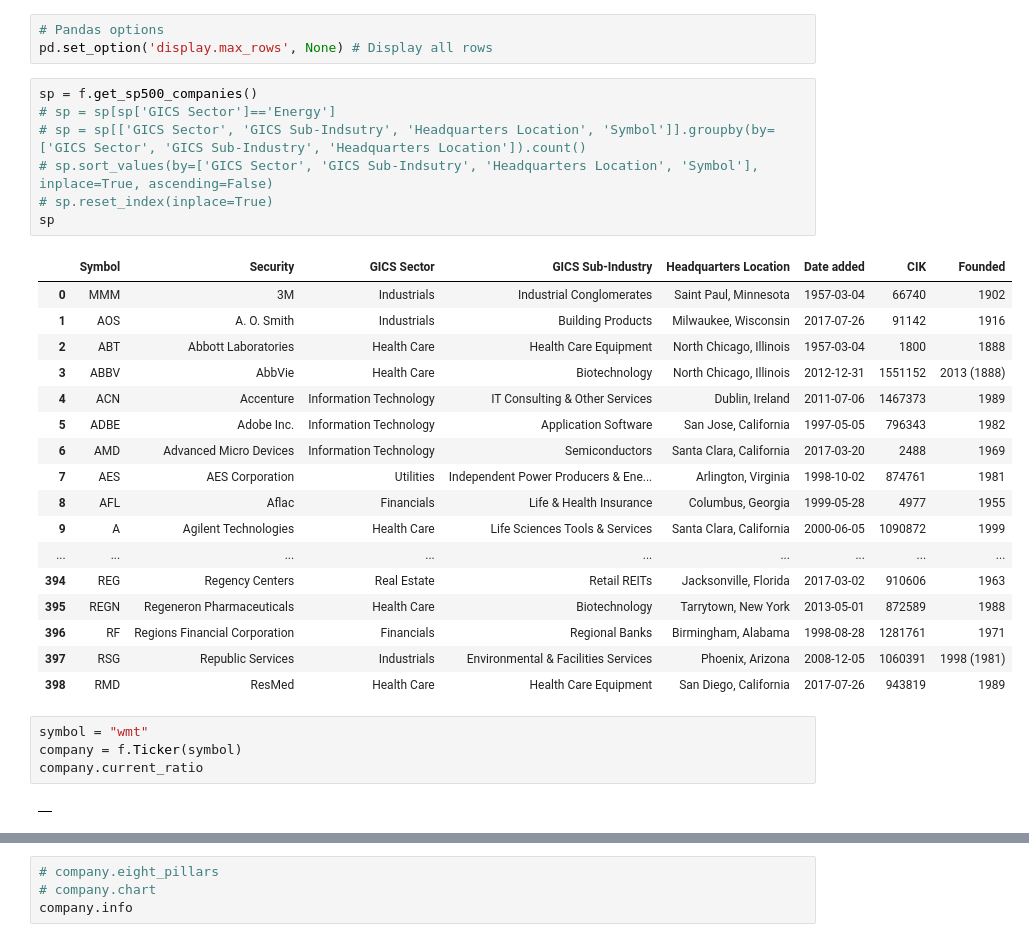
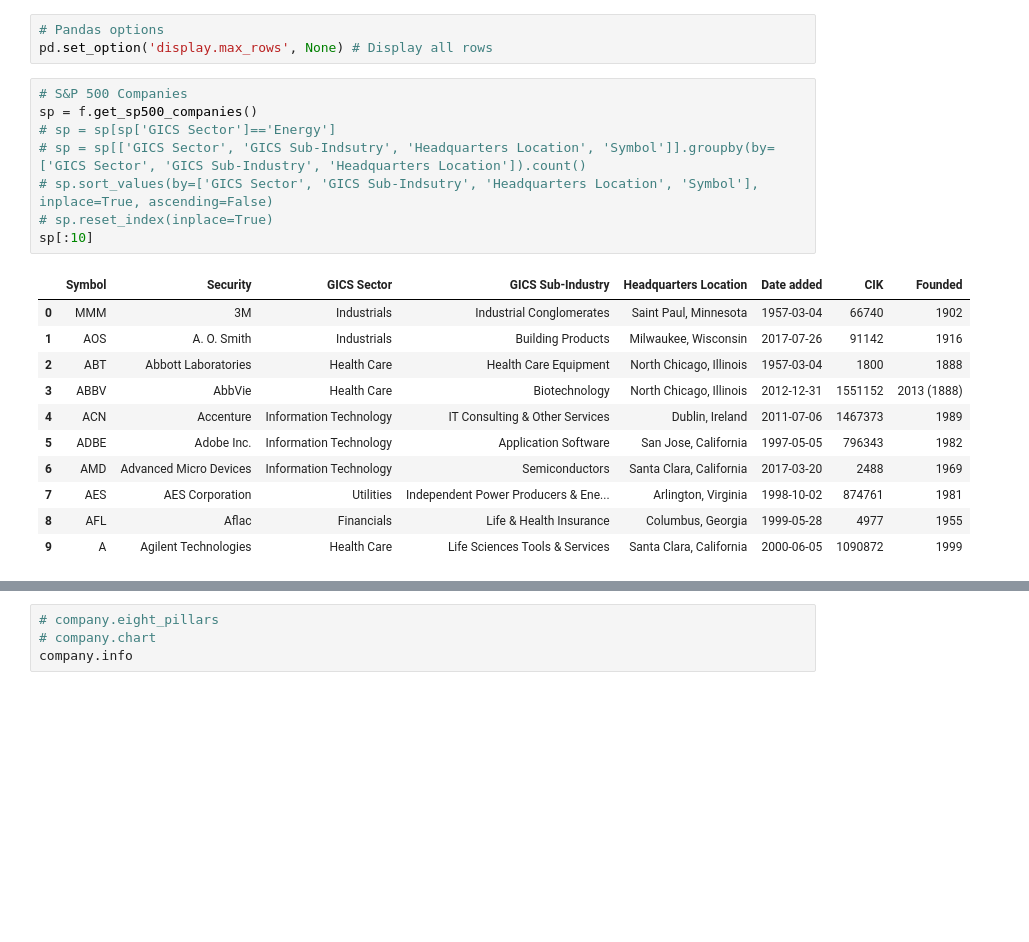
Before and after one commit to johnk314/Financials, a Jupyter notebook: macrotrends-api-v3.1.7.ipynb, the cells around one changed output, grey strips where cells are left out. Cells and saved outputs as stored; diff of their text form; blank space fills up the shorter version.

```diff
--- a/macrotrends-api-v3.1.7.ipynb
+++ b/macrotrends-api-v3.1.7.ipynb
@@ -7,33 +7,22 @@ from pprint import pprint
 # Pandas options
 pd.set_option('display.max_rows', None) # Display all rows
 # %%
+# S&P 500 Companies
 sp = f.get_sp500_companies()
 # sp = sp[sp['GICS Sector']=='Energy']
 # sp = sp[['GICS Sector', 'GICS Sub-Indsutry', 'Headquarters Location', 'Symbol']].groupby(by=['GICS Sector', 'GICS Sub-Industry', 'Headquarters Location']).count()
 # sp.sort_values(by=['GICS Sector', 'GICS Sub-Indsutry', 'Headquarters Location', 'Symbol'], inplace=True, ascending=False)
 # sp.reset_index(inplace=True)
-sp
+sp[:10]
 # %% [output]
 |  | Symbol | Security | GICS Sector | GICS Sub-Industry | Headquarters Location | Date added | CIK | Founded |
 | 0 | MMM | 3M | Industrials | Industrial Conglomerates | Saint Paul, Minnesota | 1957-03-04 | 66740 | 1902 |
 | 1 | AOS | A. O. Smith | Industrials | Building Products | Milwaukee, Wisconsin | 2017-07-26 | 91142 | 1916 |
 | 2 | ABT | Abbott Laboratories | Health Care | Health Care Equipment | North Chicago, Illinois | 1957-03-04 | 1800 | 1888 |
 | 3 | ABBV | AbbVie | Health Care | Biotechnology | North Chicago, Illinois | 2012-12-31 | 1551152 | 2013 (1888) |
 | 4 | ACN | Accenture | Information Technology | IT Consulting & Other Services | Dublin, Ireland | 2011-07-06 | 1467373 | 1989 |
 | 5 | ADBE | Adobe Inc. | Information Technology | Application Software | San Jose, California | 1997-05-05 | 796343 | 1982 |
 | 6 | AMD | Advanced Micro Devices | Information Technology | Semiconductors | Santa Clara, California | 2017-03-20 | 2488 | 1969 |
 | 7 | AES | AES Corporation | Utilities | Independent Power Producers & Ene... | Arlington, Virginia | 1998-10-02 | 874761 | 1981 |
 | 8 | AFL | Aflac | Financials | Life & Health Insurance | Columbus, Georgia | 1999-05-28 | 4977 | 1955 |
 | 9 | A | Agilent Technologies | Health Care | Life Sciences Tools & Services | Santa Clara, California | 2000-06-05 | 1090872 | 1999 |
-| ... | ... | ... | ... | ... | ... | ... | ... | ... |
-| 394 | REG | Regency Centers | Real Estate | Retail REITs | Jacksonville, Florida | 2017-03-02 | 910606 | 1963 |
-| 395 | REGN | Regeneron Pharmaceuticals | Health Care | Biotechnology | Tarrytown, New York | 2013-05-01 | 872589 | 1988 |
-| 396 | RF | Regions Financial Corporation | Financials | Regional Banks | Birmingham, Alabama | 1998-08-28 | 1281761 | 1971 |
-| 397 | RSG | Republic Services | Industrials | Environmental & Facilities Services | Phoenix, Arizona | 2008-12-05 | 1060391 | 1998 (1981) |
-| 398 | RMD | ResMed | Health Care | Health Care Equipment | San Diego, California | 2017-07-26 | 943819 | 1989 |
-# %%
-symbol = "wmt"
-company = f.Ticker(symbol)
-company.current_ratio
-# %% [output]
-|  |
```
Also changed, not shown: parts of 3 cells of this notebook, 1 other file.
